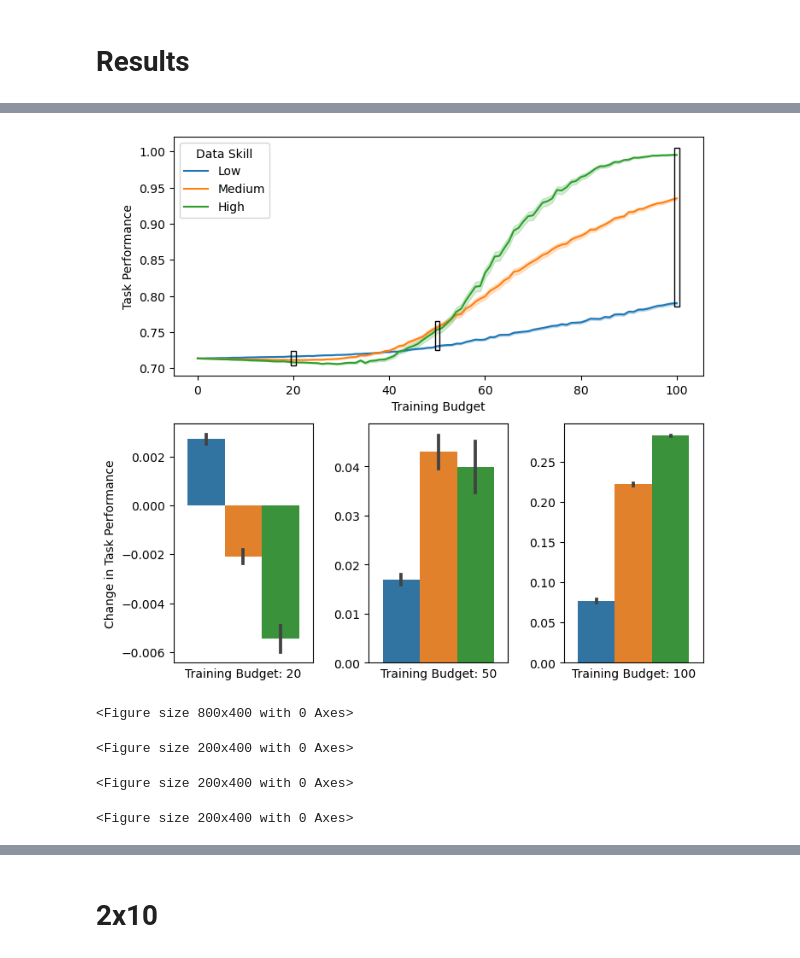
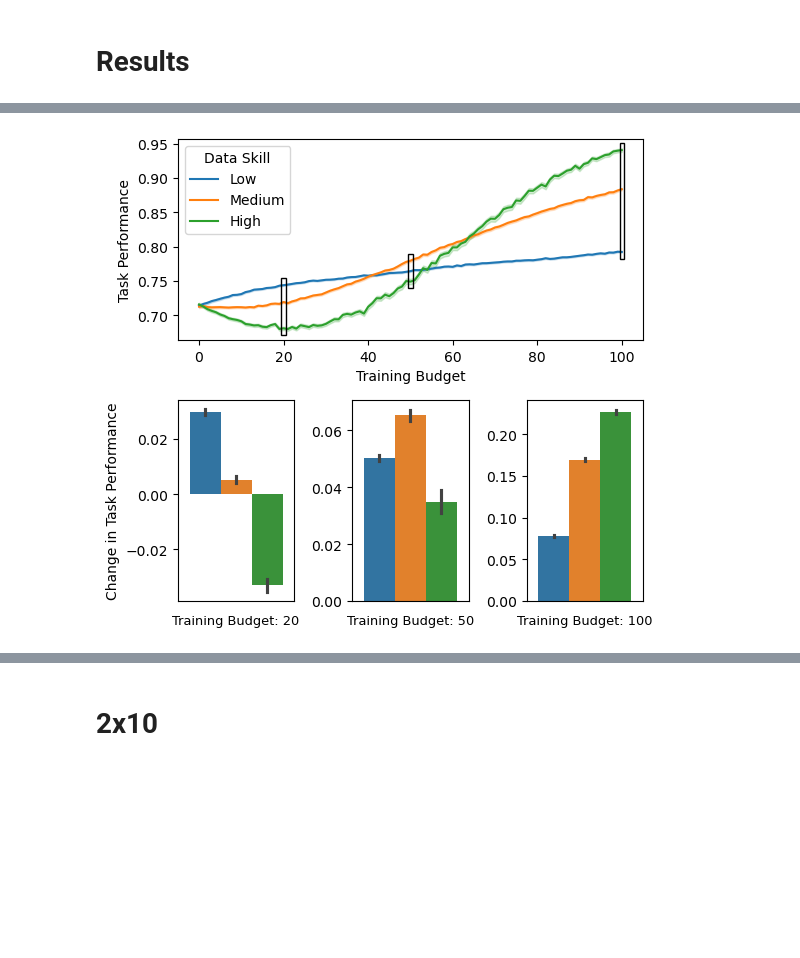
Before and after one commit to saumikn/gymnasium-test, a Jupyter notebook: tree.ipynb, the cells around one changed output, grey strips where cells are left out. Cells and saved outputs as stored; diff of their text form; code cells hidden in the pictures; blank space fills up the shorter version.

```diff
--- a/tree.ipynb
+++ b/tree.ipynb
@@ -235,0 +247,5 @@ Wall time: 33.8 s
+# %%
+df = pd.read_csv('/storage1/fs1/chien-ju.ho/Active/gym/tree/tree4.txt',
+                 names=['Student','Teacher','Pct','Exp','Batch','Perf'],
+                 sep = ';')
+df = df[df.Student==-1]
@@ -265,0 +330,5 @@ subs = {}
+# %%
+df = pd.read_csv('/storage1/fs1/chien-ju.ho/Active/gym/tree/tree4.txt',
+                 names=['Student','Teacher','Pct','Exp','Batch','Perf'],
+                 sep = ';')
+df = df[df.Student==100]
@@ -266,12 +471,14 @@ subs = {}
 # %%
+df = pd.read_csv('/storage1/fs1/chien-ju.ho/Active/gym/tree/tree4.txt',
+                 names=['Student','Teacher','Pct','Exp','Batch','Perf'],
+                 sep = ';')
+df = df[df.Student==-1]
+
+subs = {}
 subs['one'] = [str([(i, 200)]) for i in [
     0.010,
-    # 0.032,
     0.100,
-    # 0.316,
     1.000,
-    # 3.162,
-    # 10.000,
 ]]
 
 df2 = df[df.Teacher.isin(subs['one'])].copy()
@@ -282,57 +489,42 @@ df2 = df2.rename(columns={'Teacher':'Data Skill', 'Batch':'Budget'})
 df2['PerfChange'] = df2.Perf - df2[df2.Budget==0].Perf.mean()
 
 df2['sortkey'] = df2['Data Skill'].apply(lambda x: ['Low', 'Medium', 'High'].index(x))
 df2 = df2.sort_values('sortkey')
 
 
-fig = plt.figure(figsize=(8,8))
-plt.subplots_adjust(wspace = 0.4)
+fig = plt.figure(figsize=(6,6))
+plt.subplots_adjust(wspace = 0.5, hspace=0.3)
 
 gs = fig.add_gridspec(2,3)
 ax0 = fig.add_subplot(gs[0, :])
 ax1 = [fig.add_subplot(gs[1, i]) for i in range(3)]
 
-
 with warnings.catch_warnings():
     warnings.simplefilter(action='ignore', category=FutureWarning)
-    plt.figure(figsize=(8,4))
     ax = sns.lineplot(df2[df2.Budget<=100], x='Budget', y='Perf', hue='Data Skill', errorbar='se', ax=ax0)
     ax.set(
         xlabel='Training Budget',
         ylabel='Task Performance'
     )
 
-
-
 for i, budget in enumerate([20, 50, 100]):
     with warnings.catch_warnings():
         warnings.simplefilter(action='ignore', category=FutureWarning)
-        plt.figure(figsize=(2,4))
         ax = sns.barplot(df2[df2.Budget==budget], x='Budget', y='PerfChange', hue='Data Skill', errorbar='se', ax=ax1[i])
         ax.tick_params(labelbottom = False, bottom = False)
-        ax.set(
-            xlabel=f'Training Budget: {budget}',
-            ylabel='' if i else 'Change in Task Performance',
-        )
+        ax.set_xlabel(f'Training Budget: {budget}', labelpad=10, fontsize=9.3)
+        ax.set_ylabel('' if i else 'Change in Task Performance')
         ax.get_legend().set_visible(False)
 
-rect = patches.Rectangle((19.5,0.704), 1, 0.02, linewidth=1, edgecolor='black', facecolor='none', zorder=2)
-ax0.add_patch(rect)
-
-rect = patches.Rectangle((49.5,0.725), 1, 0.04, linewidth=1, edgecolor='black', facecolor='none', zorder=2)
-ax0.add_patch(rect)
-
-rect = patches.Rectangle((99.5,0.785), 1, 0.22, linewidth=1, edgecolor='black', facecolor='none', zorder=2)
-ax0.add_patch(rect)
+for box in [20, 50, 100]:
+    col = df2[df2.Budget==box].groupby('Data Skill').Perf.mean()
+    rect = patches.Rectangle((box-0.5,col.min()-0.01), 1, col.max()-col.min()+0.02, linewidth=1, edgecolor='black', facecolor='none', zorder=2)
+    ax0.add_patch(rect)
 
 
-fig.savefig('images/tree-1.1.pdf', bbox_inches='tight')
-# plt.savefig('images/tree-1.1.pdf')
+
+# fig.savefig('images/tree-1.1.pdf', bbox_inches='tight')
 plt.show()
 # %% [output]
-[figure, old version]
+[figure, new version]
-<Figure size 800x400 with 0 Axes>
-<Figure size 200x400 with 0 Axes>
-<Figure size 200x400 with 0 Axes>
-<Figure size 200x400 with 0 Axes>
 # %%
```
Also changed, not shown: parts of 37 cells of this notebook, 1 other file.
